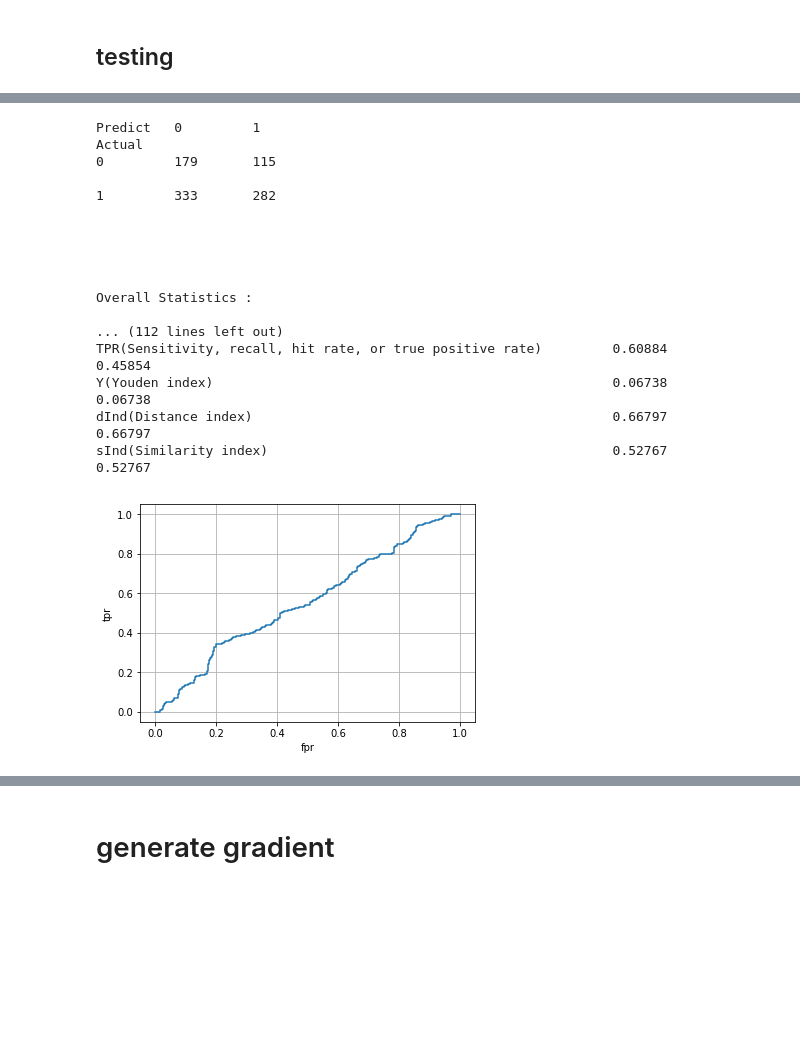
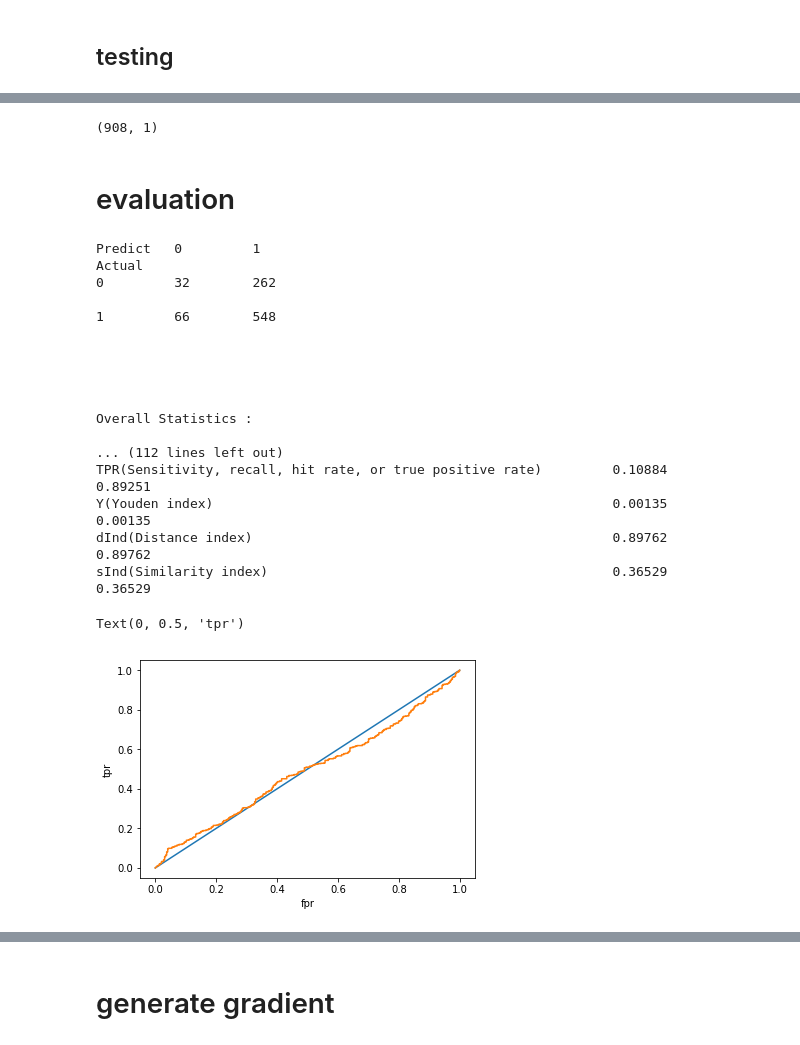
Before and after one commit to FrankWJW/MSc-dissertation, a Jupyter notebook: classifier.ipynb, the cells around one changed output, grey strips where cells are left out. Drawn from its saved outputs; the diff is of its cells as text; code cells hidden in the pictures; blank space fills up the shorter version.

Commit message:
add roc curve, add multiple model

```diff
--- a/classifier.ipynb
+++ b/classifier.ipynb
@@ -174,10 +174,10 @@ from train_test_split import utility_fun
 # %%
-temp = utility_fun([X, y], len_of_trainset = 2000, time_interval = 50, batch_size=16)
+temp = utility_fun([X, y], len_of_trainset = 2000, time_interval = 50, batch_size=1)
 
 temp.norm()
 temp.sepera_time_step()
 temp.test_train_split()
-trainloader, testloader, validateData, target, trainData, testData = temp.build_dataloader_mlp()
+trainloader, testloader, validateData, target, trainData, testData = temp.build_dataloader(flag)
 print(validateData.shape, trainData.shape, testData.shape)
 # %% [output]
 torch.Size([909, 1, 50, 11]) torch.Size([2000, 1, 50, 11]) torch.Size([2000, 1])
@@ -283,6 +357,17 @@ tensor([0.9815, 0.9811, 0.9792, 0.9780, 0.9789, 0.9732, 0.9730, 0.9698, 0.9664,
+# %%
+results = []
+for i in ['mlp_result', '1dconv_result', 'lstm_result']:
+    results.append(pd.read_csv(i+'.csv').to_numpy())
+# %%
+final_result = (results[0] + results[1]+ results[2])/3
+final_result.shape
+# %% [output]
+(908, 1)
+# %% [markdown]
+# evaluation
 # %%
 a = []
-for i in result:
+for i in results[1]:
     if i >= 0.5:
         a.append(1)
     else:
@@ -290,16 +375,16 @@ for i in result:
 
 from pycm import ConfusionMatrix
 
-y_actu = target.numpy().astype(int)
+y_actu = target.numpy().astype(int)[1:]
 y_pred = a
 cm = ConfusionMatrix(y_actu, y_pred)
 print(cm)
 # %% [output]
 Predict   0         1
 Actual
-0         179       115
+0         32        262
 
-1         333       282
+1         66        548
 
 
 
@@ -308,23 +393,26 @@ Actual
 Overall Statistics :
 
 ... (112 lines left out)
-TPR(Sensitivity, recall, hit rate, or true positive rate)         0.60884       0.45854
-Y(Youden index)                                                   0.06738       0.06738
-dInd(Distance index)                                              0.66797       0.66797
-sInd(Similarity index)                                            0.52767       0.52767
+TPR(Sensitivity, recall, hit rate, or true positive rate)         0.10884       0.89251
+Y(Youden index)                                                   0.00135       0.00135
+dInd(Distance index)                                              0.89762       0.89762
+sInd(Similarity index)                                            0.36529       0.36529
 # %%
 import scikitplot as skplt
 import matplotlib.pyplot as plt
 
-y_true = target.int().numpy()
-y_probas = result.cpu().numpy()
+y_true = y_actu
+y_probas = results[2]
 
 fpr, tpr, thresholds = skplt.metrics.roc_curve(y_true, y_probas)
 # plt.show()
 # %%
+X = [0, 1]
+y = [0, 1]
+plt.plot(X,y)
 plt.plot(fpr,tpr)
 plt.xlabel('fpr')
 plt.ylabel('tpr')
-plt.grid(True)
 # %% [output]
+Text(0, 0.5, 'tpr')
-[figure, old version]
+[figure, new version]
```
Also changed, not shown: parts of 23 cells of this notebook, 7 other files.
